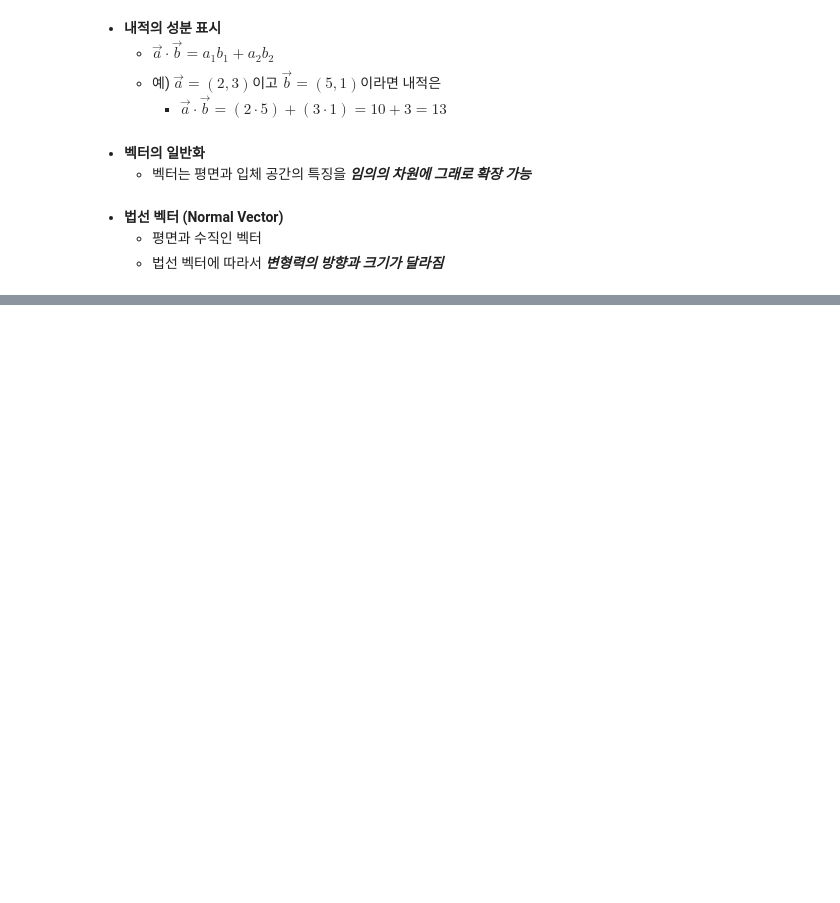
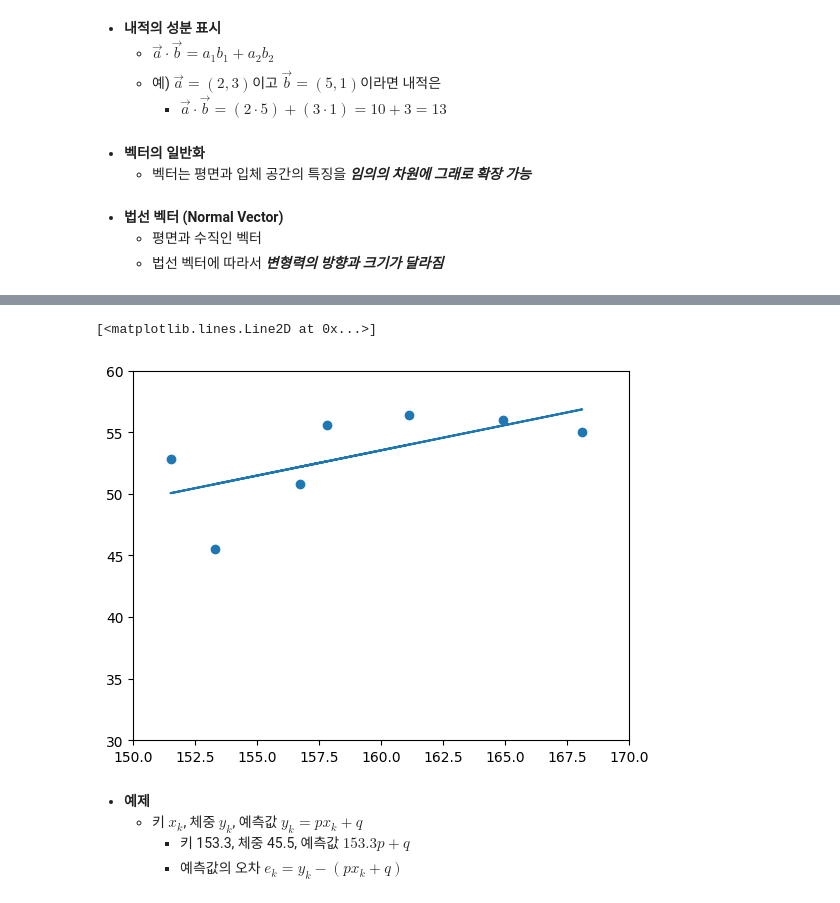
Before and after one commit to LeeYuJoung/Engineering_Mathematics, a Jupyter notebook: 처음 배우는 딥러닝 수학/Chapter02. 신경망을 위한 수학 기초.ipynb, the cells around one changed output, grey strips where cells are left out. Saved outputs shown, nothing was run; the diff lists cells and outputs as text; code cells hidden in the pictures; blank space fills up the shorter version.

```diff
--- a/처음 배우는 딥러닝 수학/Chapter02. 신경망을 위한 수학 기초.ipynb
+++ b/처음 배우는 딥러닝 수학/Chapter02. 신경망을 위한 수학 기초.ipynb
@@ -306,0 +516,21 @@ np.linalg.norm(a)
+# %%
+# 회귀분석 상관도(산점도)
+import matplotlib.pyplot as plt
+import numpy as np
+
+height = np.array([153.3, 164.9, 168.1, 151.5, 157.8, 156.7, 161.1])
+weight = np.array([45.5, 56.0, 55.0, 52.8, 55.6, 50.8, 56.4])
+y = 0.41 * height - 12.06
+
+plt.xlim(150, 170)
+plt.ylim(30, 60)
+plt.scatter(height, weight)
+plt.plot(height, y)
+# %% [output]
+[<matplotlib.lines.Line2D at 0x...>]
+[figure, added]
+# %% [markdown]
+* **예제**
+  * 키 $x_k$, 체중 $y_k$, 예측값 $y_k = px_k + q$
+    * 키 153.3, 체중 45.5, 예측값 $153.3p + q$
+    * 예측값의 오차 $e_k = y_k - (px_k + q)$
```
Also changed, not shown: parts of 54 cells of this notebook.
